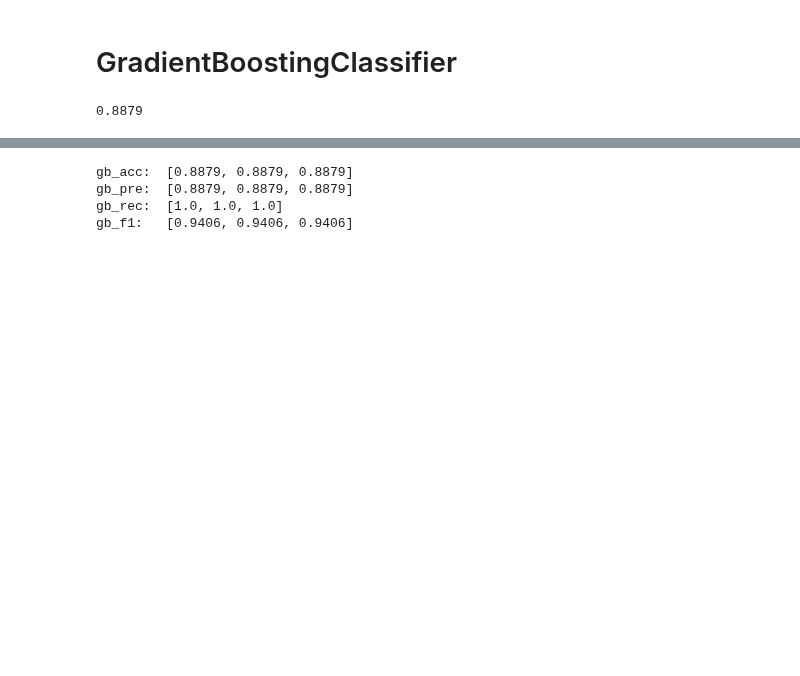
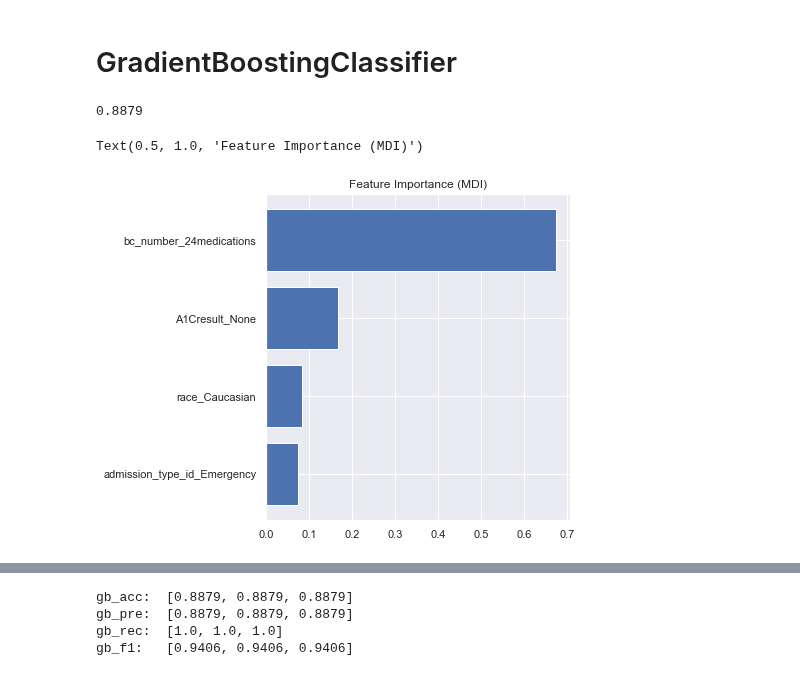
Before and after one commit to Rab6it/COMP5703_code, a Jupyter notebook: project.ipynb, the cells around one changed output, grey strips where cells are left out. Saved outputs shown, nothing was run; the diff lists cells and outputs as text; code cells hidden in the pictures; blank space fills up the shorter version.

Commit message:
add gradient boosting feature importance and comment out codes that do not affect the result but is time consuming

```diff
--- a/project.ipynb
+++ b/project.ipynb
@@ -1253,3 +1213,20 @@ accuracy = metrics.accuracy_score(y_test_1, y_predicted)
 print(round(accuracy,4))
 # %% [output]
 0.8879
+# %%
+feature_importance = clf.feature_importances_
+# print(feature_importance)
+# sorted_idx = np.argsort(feature_importance)
+# print(sorted_idx)
+ten_importance_sorted_idx = np.argsort(feature_importance)[-4:]
+# print(ten_importance_sorted_idx)
+pos = np.arange(ten_importance_sorted_idx.shape[0]) + .5
+# print(pos)
+fig = plt.figure(figsize=(12, 6))
+plt.subplot(1, 2, 1)
+plt.barh(pos, feature_importance[ten_importance_sorted_idx], align='center')
+plt.yticks(pos, np.array(X_train_2.columns)[ten_importance_sorted_idx])
+plt.title('Feature Importance (MDI)')
+# %% [output]
+Text(0.5, 1.0, 'Feature Importance (MDI)')
+[figure, added]
```
Also changed, not shown: parts of 38 cells of this notebook.
